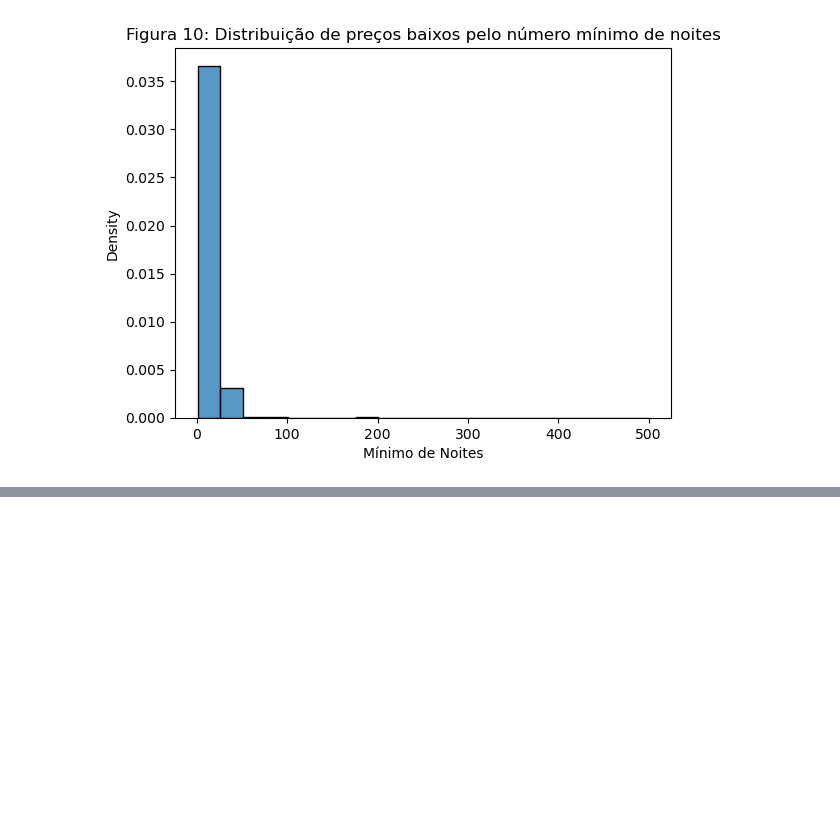
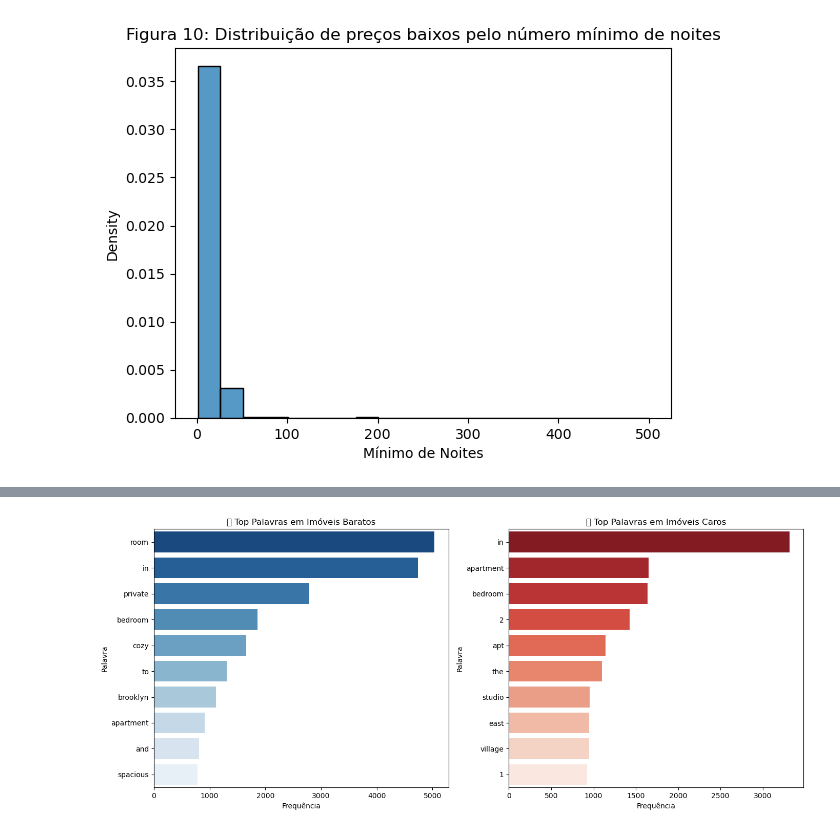
Before and after one commit to DaniloDC07/-Lighthouse-Desafio-Ci-ncia-de-Dados-2025, a Jupyter notebook: Desafio LIGHTHOUSE.ipynb, the cells around one changed output, grey strips where cells are left out. Cells and saved outputs as stored; diff of their text form; code cells hidden in the pictures; blank space fills up the shorter version.

```diff
--- a/Desafio LIGHTHOUSE.ipynb
+++ b/Desafio LIGHTHOUSE.ipynb
@@ -460,0 +502,32 @@ Text(0.5, 0, 'Mínimo de Noites')
+# %%
+import pandas as pd
+import seaborn as sns
+import matplotlib.pyplot as plt
+from collections import Counter
+
+# Função para contar palavras e transformar em DataFrame
+def get_top_words(df, column, n=10):
+    words = " ".join(df[column].dropna()).lower().split()
+    counter = Counter(words)
+    return pd.DataFrame(counter.most_common(n), columns=['Palavra', 'Frequência'])
+
+# Dados para imóveis baratos e caros
+low_price = df[df['price'] < df['price'].quantile(0.25)]
+high_price = df[df['price'] > df['price'].quantile(0.75)]
+
+df_low = get_top_words(low_price, 'nome')
+df_high = get_top_words(high_price, 'nome')
+
+# Criando a visualização
+fig, ax = plt.subplots(1, 2, figsize=(14, 6))
+
+sns.barplot(data=df_low, y='Palavra', x='Frequência', palette='Blues_r', ax=ax[0])
+ax[0].set_title("🔹 Top Palavras em Imóveis Baratos")
+
+sns.barplot(data=df_high, y='Palavra', x='Frequência', palette='Reds_r', ax=ax[1])
+ax[1].set_title("🔺 Top Palavras em Imóveis Caros")
+
+plt.tight_layout()
+plt.show()
+# %% [output]
+[figure, added]
```
Also changed, not shown: parts of 4 cells of this notebook.
